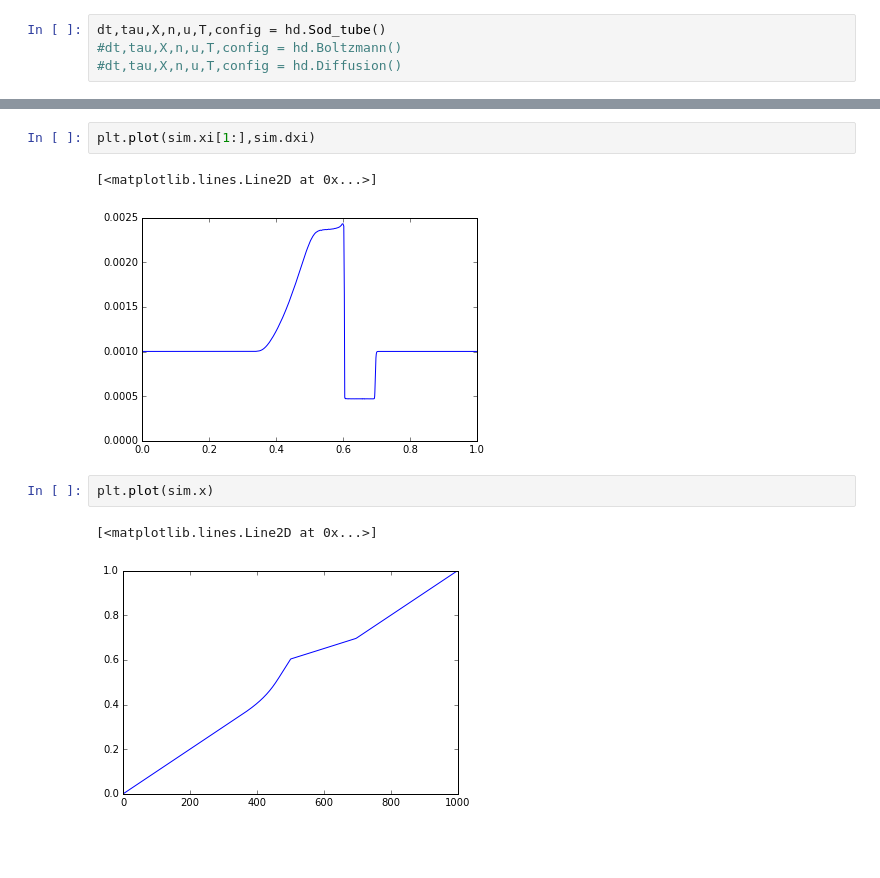
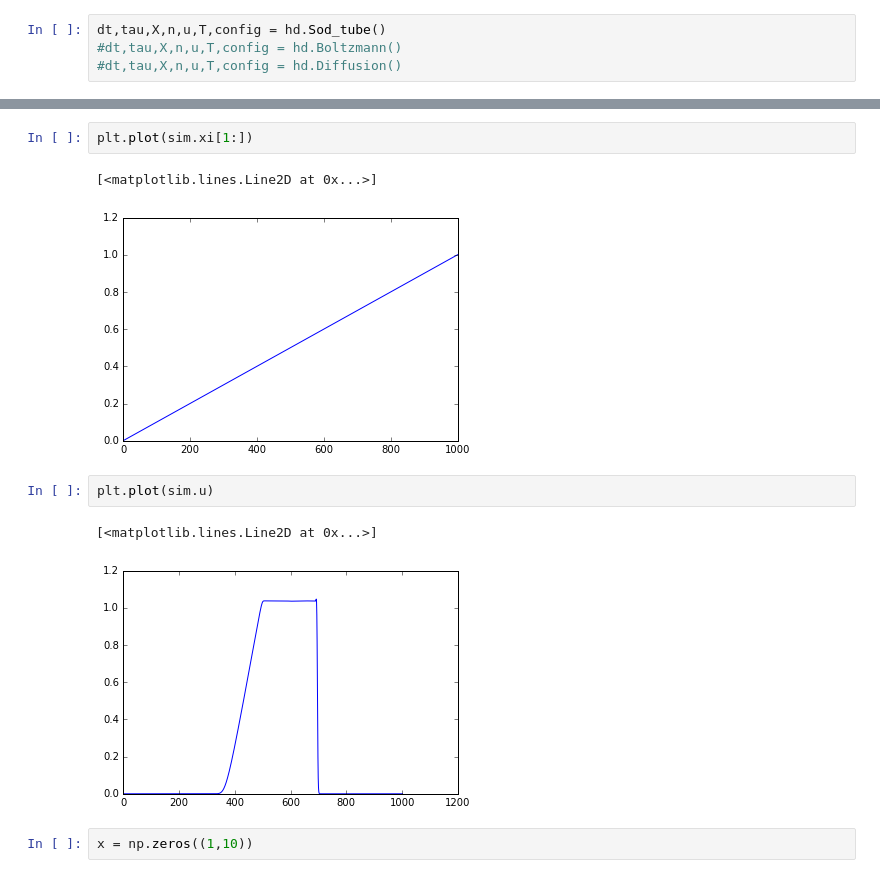
Before and after one commit to temik42/lib, a Jupyter notebook: hydron/example-Copy1.ipynb, the cells around one changed output, grey strips where cells are left out. Drawn from its saved outputs; the diff is of its cells as text; blank space fills up the shorter version.

```diff
--- a/hydron/example-Copy1.ipynb
+++ b/hydron/example-Copy1.ipynb
@@ -59,10 +60,12 @@ plt.colorbar()
 # %%
-plt.plot(sim.xi[1:],sim.dxi)
+plt.plot(sim.xi[1:])
 # %% [output]
 [<matplotlib.lines.Line2D at 0x...>]
-[figure, old version]
+[figure, new version]
 # %%
-plt.plot(sim.x)
+plt.plot(sim.u)
 # %% [output]
 [<matplotlib.lines.Line2D at 0x...>]
-[figure, old version]
+[figure, new version]
+# %%
+x = np.zeros((1,10))
```
Also changed, not shown: parts of 4 cells of this notebook, 7 other files.
